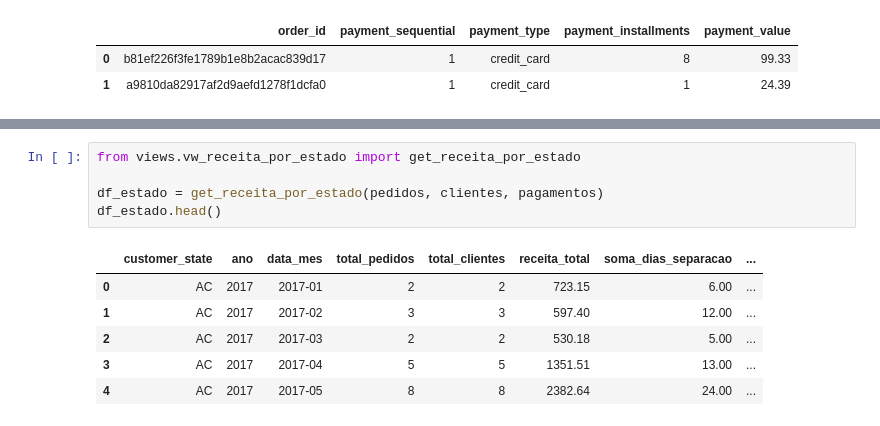
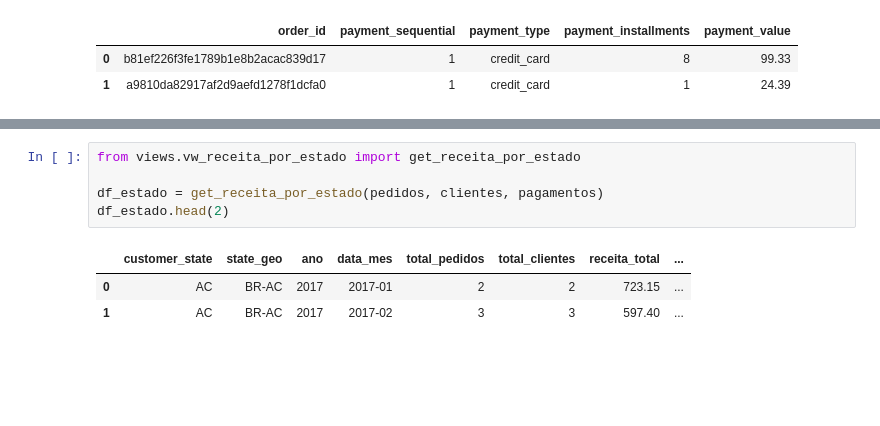
Before and after one commit to Carlosarmendoca/olistpython, a Jupyter notebook: Notebooks/05_view_receita_por_estado.ipynb, the cells around one changed output, grey strips where cells are left out. Saved outputs shown, nothing was run; the diff lists cells and outputs as text; blank space fills up the shorter version.

```diff
--- a/Notebooks/05_view_receita_por_estado.ipynb
+++ b/Notebooks/05_view_receita_por_estado.ipynb
@@ -111,12 +178,9 @@ receita_estado.head()
 # %%
 from views.vw_receita_por_estado import get_receita_por_estado
 
 df_estado = get_receita_por_estado(pedidos, clientes, pagamentos)
-df_estado.head()
+df_estado.head(2)
 # %% [output]
-|  | customer_state | ano | data_mes | total_pedidos | total_clientes | receita_total | soma_dias_separacao | ... |
-| 0 | AC | 2017 | 2017-01 | 2 | 2 | 723.15 | 6.00 | ... |
-| 1 | AC | 2017 | 2017-02 | 3 | 3 | 597.40 | 12.00 | ... |
-| 2 | AC | 2017 | 2017-03 | 2 | 2 | 530.18 | 5.00 | ... |
-| 3 | AC | 2017 | 2017-04 | 5 | 5 | 1351.51 | 13.00 | ... |
-| 4 | AC | 2017 | 2017-05 | 8 | 8 | 2382.64 | 24.00 | ... |
+|  | customer_state | state_geo | ano | data_mes | total_pedidos | total_clientes | receita_total | ... |
+| 0 | AC | BR-AC | 2017 | 2017-01 | 2 | 2 | 723.15 | ... |
+| 1 | AC | BR-AC | 2017 | 2017-02 | 3 | 3 | 597.40 | ... |
```
Also changed, not shown: parts of 6 cells of this notebook, 7 other files.
